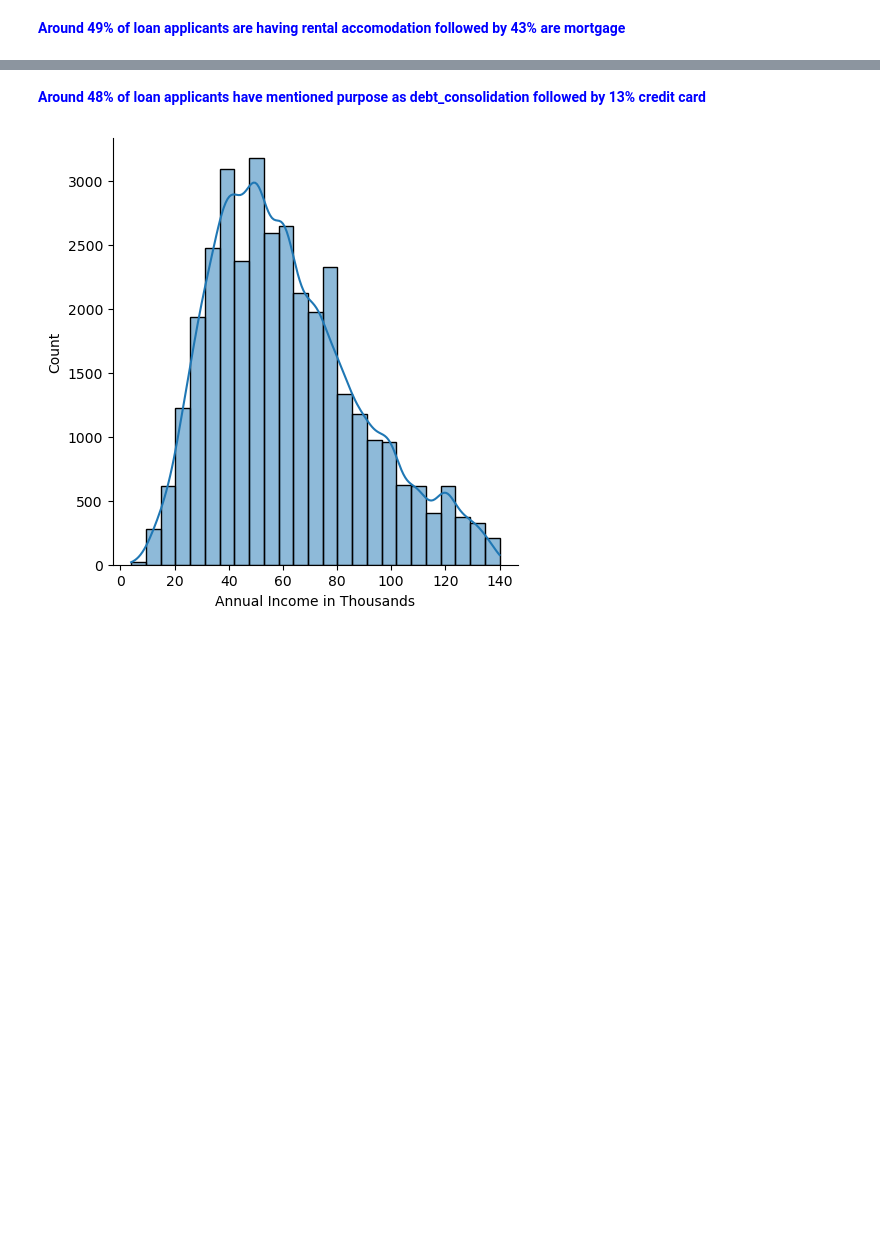
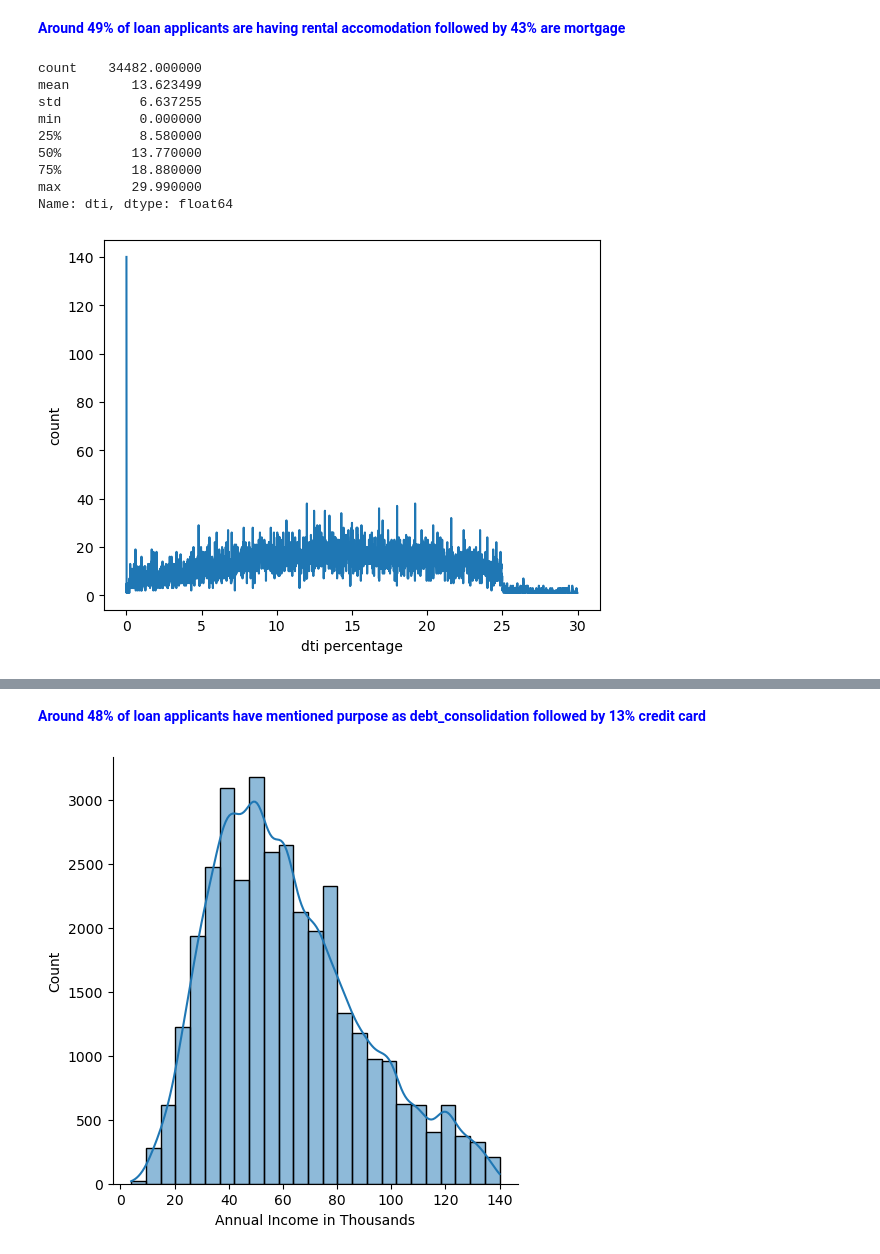
Before and after one commit to slkanthi/LendingClubCaseStudy, a Jupyter notebook: SreeLakshmiKanthi.ipynb, the cells around one changed output, grey strips where cells are left out. Saved outputs shown, nothing was run; the diff lists cells and outputs as text; code cells hidden in the pictures; blank space fills up the shorter version.

```diff
--- a/SreeLakshmiKanthi.ipynb
+++ b/SreeLakshmiKanthi.ipynb
@@ -225,2 +240,19 @@ Name: home_ownership, dtype: float64
 # %% [markdown]
 <font color=blue> __Around 49% of loan applicants are having rental accomodation followed by 43% are mortgage__ </font>
+# %%
+#A high DTI means that more of applicant's money already goes towards debt repayment.
+loan_data.dti.value_counts().sort_index().plot.line()
+plt.xlabel('dti percentage')
+plt.ylabel('count')
+loan_data.dti.describe()
+# %% [output]
+count    34482.000000
+mean        13.623499
+std          6.637255
+min          0.000000
+25%          8.580000
+50%         13.770000
+75%         18.880000
+max         29.990000
+Name: dti, dtype: float64
+[figure, added]
```
Also changed, not shown: parts of 23 cells of this notebook, 1 other file.
